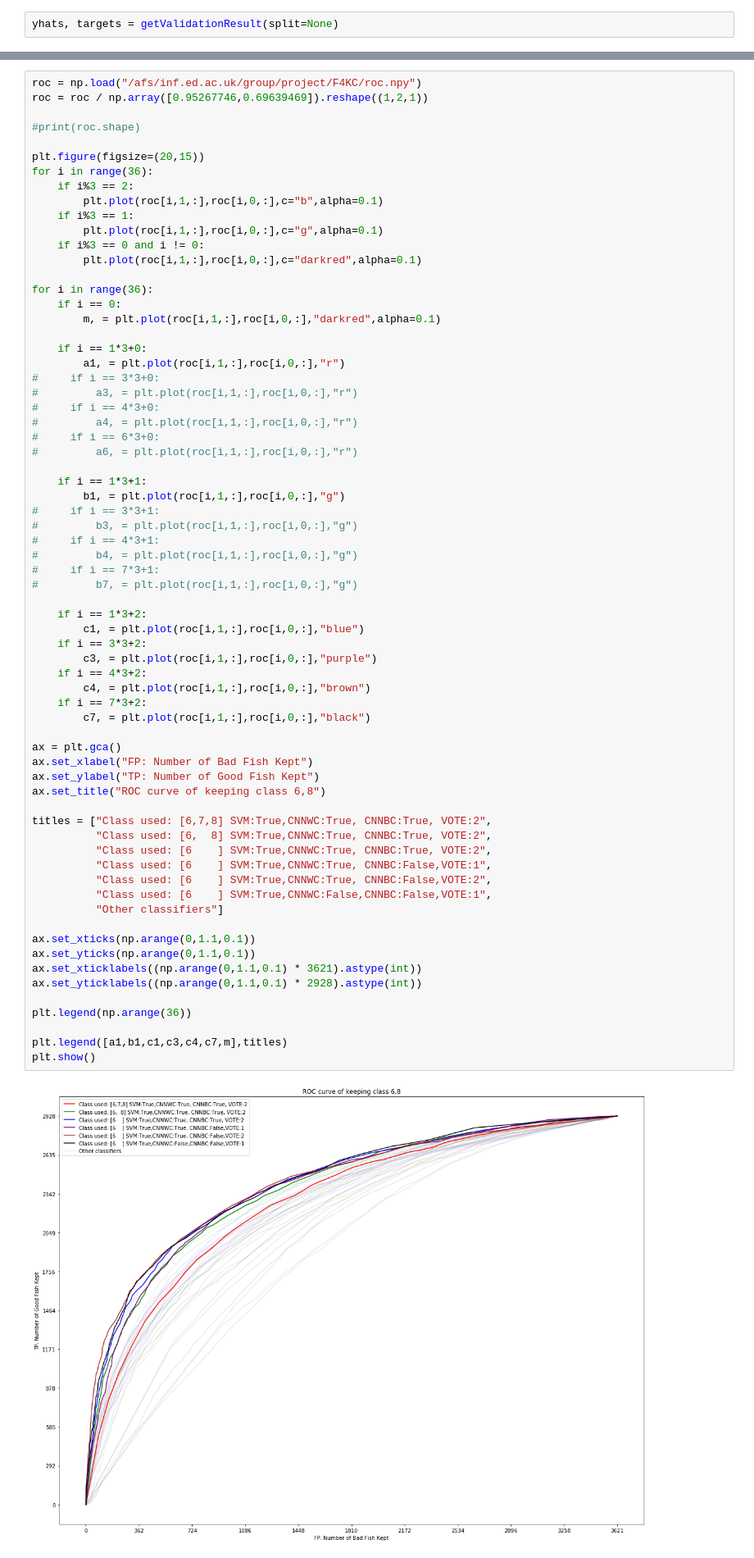
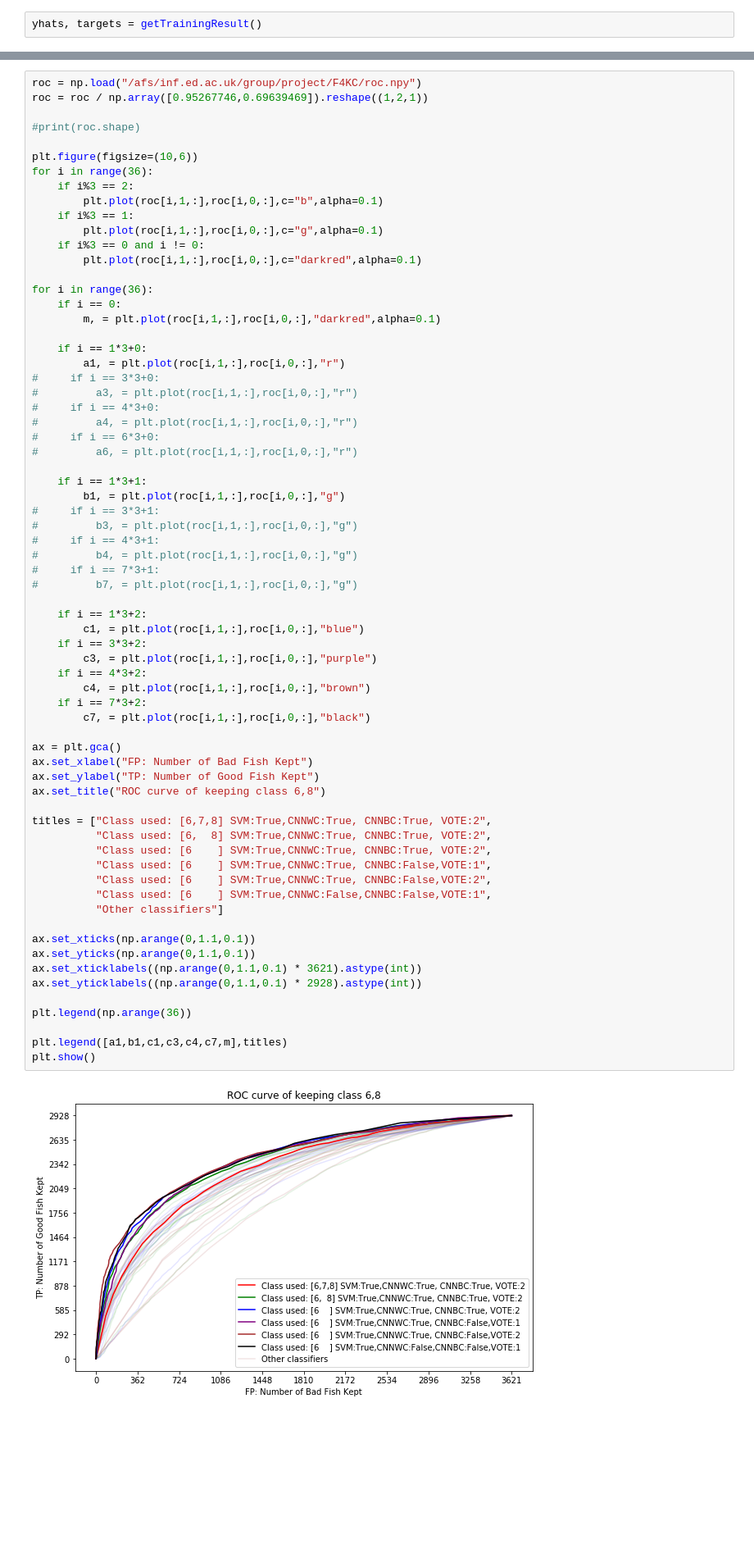
Before and after one commit to JianmengYu/f4k, a Jupyter notebook: final cleaning.ipynb, the cells around one changed output, grey strips where cells are left out. Shown at 82% size. Drawn from its saved outputs; the diff is of its cells as text; blank space fills up the shorter version.

```diff
--- a/final cleaning.ipynb
+++ b/final cleaning.ipynb
@@ -112,2 +205,2 @@ def vote(yhats,targets,svm=True,cnn=True,cnnwc=True,cnnbc=True,minvote=1,keptRan
 # %%
-yhats, targets = getValidationResult(split=None)
+yhats, targets = getTrainingResult()
@@ -296,7 +411,7 @@ roc = roc / np.array([0.95267746,0.69639469]).reshape((1,2,1))
 
 #print(roc.shape)
 
-plt.figure(figsize=(20,15))
+plt.figure(figsize=(10,6))
 for i in range(36):
     if i%3 == 2:
         plt.plot(roc[i,1,:],roc[i,0,:],c="b",alpha=0.1)
@@ -332,34 +447,34 @@ for i in range(36):
     if i == 3*3+2:
         c3, = plt.plot(roc[i,1,:],roc[i,0,:],"purple")
     if i == 4*3+2:
         c4, = plt.plot(roc[i,1,:],roc[i,0,:],"brown")
     if i == 7*3+2:
         c7, = plt.plot(roc[i,1,:],roc[i,0,:],"black")
 
 ax = plt.gca()
 ax.set_xlabel("FP: Number of Bad Fish Kept")
 ax.set_ylabel("TP: Number of Good Fish Kept")
 ax.set_title("ROC curve of keeping class 6,8")
 
 titles = ["Class used: [6,7,8] SVM:True,CNNWC:True, CNNBC:True, VOTE:2",
           "Class used: [6,  8] SVM:True,CNNWC:True, CNNBC:True, VOTE:2",
           "Class used: [6    ] SVM:True,CNNWC:True, CNNBC:True, VOTE:2",
           "Class used: [6    ] SVM:True,CNNWC:True, CNNBC:False,VOTE:1",
           "Class used: [6    ] SVM:True,CNNWC:True, CNNBC:False,VOTE:2",
           "Class used: [6    ] SVM:True,CNNWC:False,CNNBC:False,VOTE:1",
           "Other classifiers"]
 
 ax.set_xticks(np.arange(0,1.1,0.1))
 ax.set_yticks(np.arange(0,1.1,0.1))
 ax.set_xticklabels((np.arange(0,1.1,0.1) * 3621).astype(int))
 ax.set_yticklabels((np.arange(0,1.1,0.1) * 2928).astype(int))
 
 plt.legend(np.arange(36))
 
 plt.legend([a1,b1,c1,c3,c4,c7,m],titles)
 plt.show()
 # %% [output]
-[figure, old version]
+[figure, new version]
 # %%
 roc = np.load("/afs/inf.ed.ac.uk/group/project/F4KC/roc.npy")
 roc = roc / np.array([0.95267746,0.69639469]).reshape((1,2,1))
```
Also changed, not shown: parts of 28 cells of this notebook, 7 other files.
